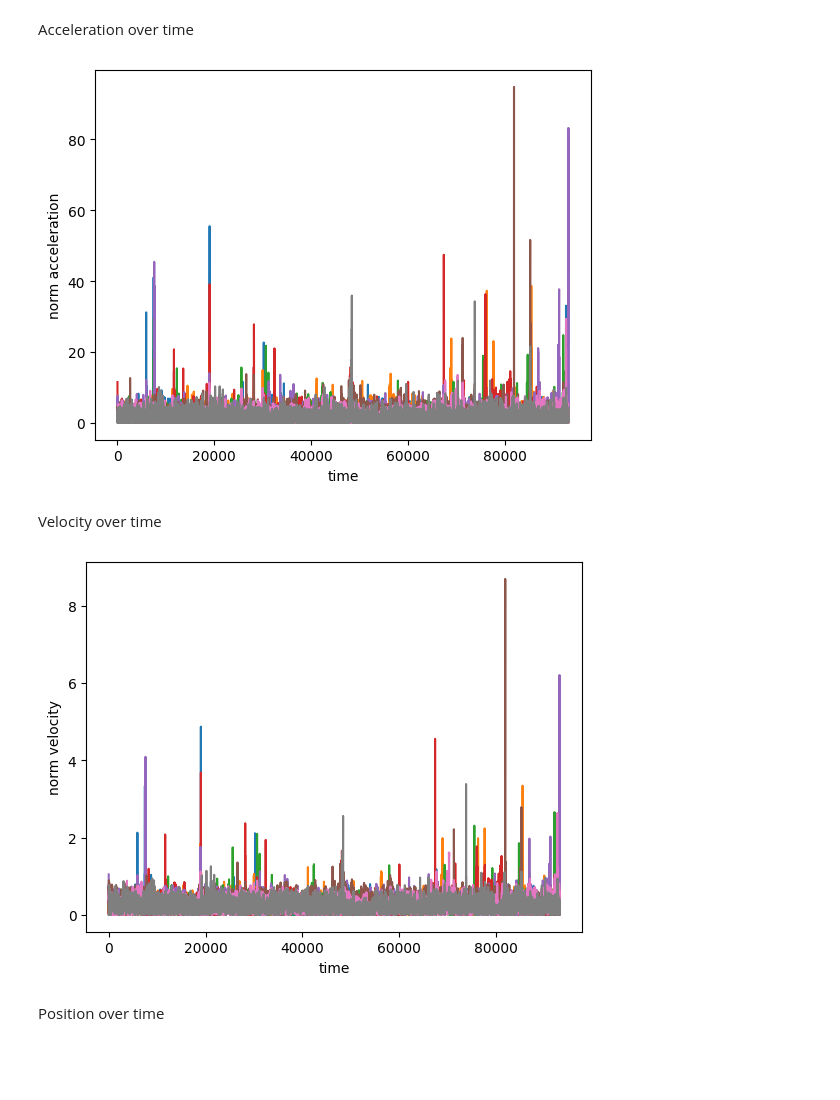
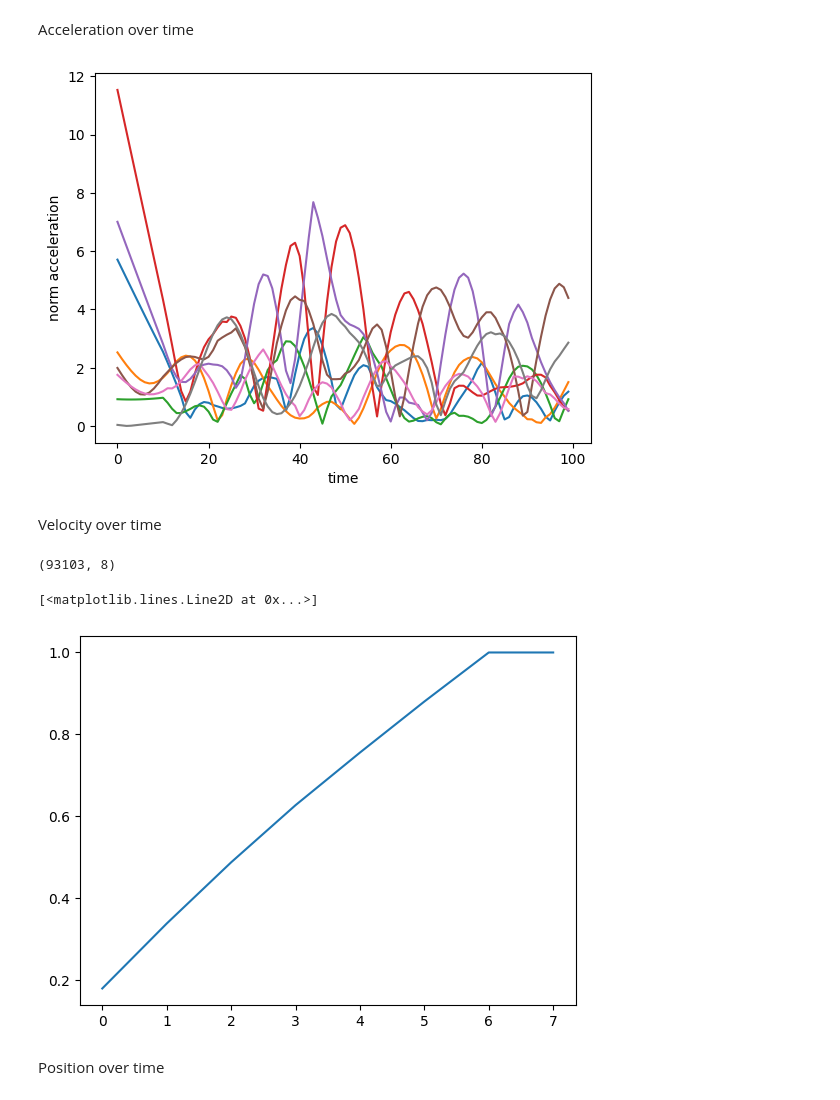
Before and after one commit to GrantMcConachie/interaction_rule_gnn, a Jupyter notebook: notebooks/plot_acc.ipynb, the cells around one changed output. Drawn from its saved outputs; the diff is of its cells as text; code cells hidden in the pictures; blank space fills up the shorter version.

```diff
--- a/notebooks/plot_acc.ipynb
+++ b/notebooks/plot_acc.ipynb
@@ -12,25 +12,36 @@ Data(x=[8, 3], edge_index=[2, 56], edge_attr=[56, 3], pos=[8, 2], pos_next=[8, 2
 # %% [markdown]
 Acceleration over time
 # %%
-acc_over_time_norm = [np.linalg.norm(i.acc, axis=1) for i in ground_truth]
+acc_over_time_norm = [np.linalg.norm(i.acc, axis=1) for i in ground_truth[:100]]
 fig, axs = plt.subplots()
 axs.plot(range(len(acc_over_time_norm)), acc_over_time_norm)
 axs.set_xlabel('time')
 axs.set_ylabel('norm acceleration')
 plt.show()
 # %% [output]
-[figure, old version]
+[figure, new version]
 # %% [markdown]
 Velocity over time
 # %%
-vel_over_time_norm = [np.linalg.norm(i.vel, axis=1) for i in ground_truth]
-fig, axs = plt.subplots()
-axs.plot(range(len(vel_over_time_norm)), vel_over_time_norm)
-axs.set_xlabel('time')
-axs.set_ylabel('norm velocity')
-plt.show()
+from sklearn.decomposition import PCA
+
+vel_over_time_norm = np.array([np.linalg.norm(i.vel, axis=1) for i in ground_truth])
+print(vel_over_time_norm.shape)
+
+# pca = PCA(n_components=vel_over_time_norm.shape[0], svd_solver='full')
+pca = PCA()
+pca.fit(vel_over_time_norm.T)
+
+plt.plot(np.cumsum(pca.explained_variance_ratio_))
+# fig, axs = plt.subplots()
+# axs.plot(range(len(vel_over_time_norm)), np.mean(vel_over_time_norm, axis=1))
+# axs.set_xlabel('time')
+# axs.set_ylabel('norm velocity')
+# plt.show()
 # %% [output]
+(93103, 8)
+[<matplotlib.lines.Line2D at 0x...>]
-[figure, old version]
+[figure, new version]
 # %% [markdown]
 Position over time
 # %%
```
Also changed, not shown: 4 other files.
